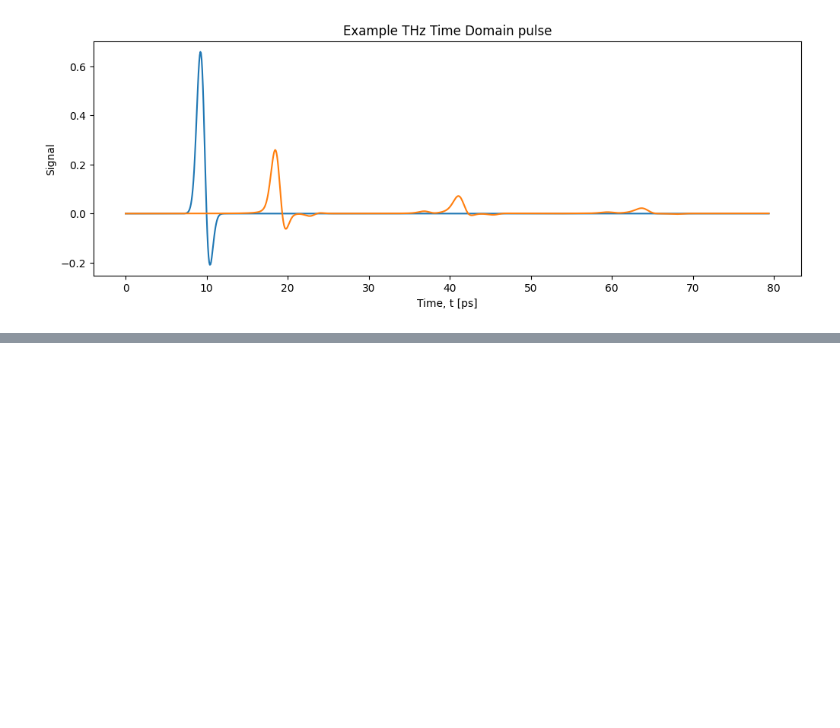
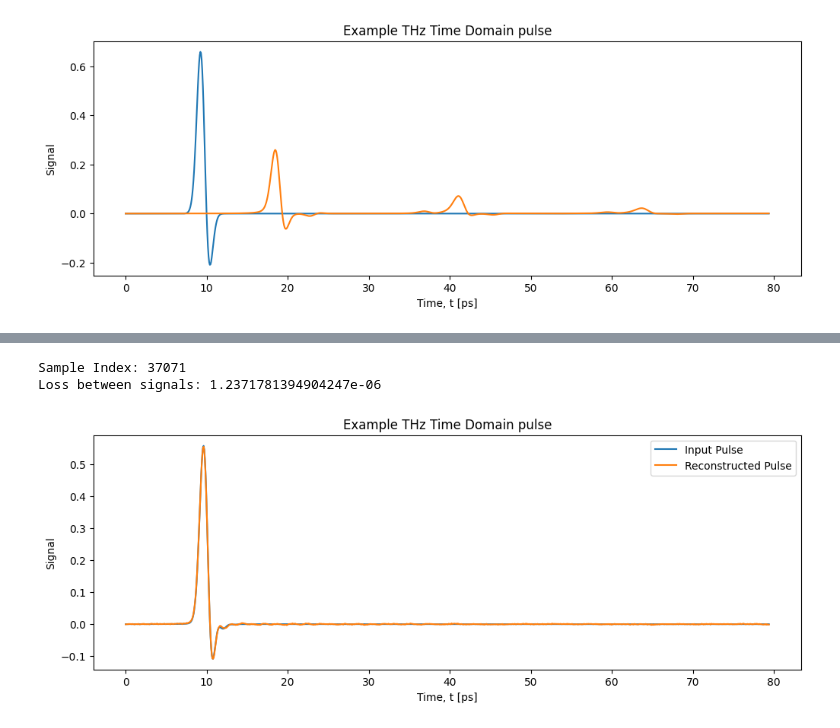
Before and after one commit to tls54/THz-TD-CNN, a Jupyter notebook: Encoder-approach.ipynb, the cells around one changed output, grey strips where cells are left out. Cells and saved outputs as stored; diff of their text form; code cells hidden in the pictures; blank space fills up the shorter version.

```diff
--- a/Encoder-approach.ipynb
+++ b/Encoder-approach.ipynb
@@ -68,0 +72,40 @@ Epoch 10: Loss = 0.0000
+# %%
+sample_index = np.random.randint(0, len(synthetic_data))
+
+print(f'Sample Index: {sample_index}')
+
+def test_model(index):
+    real_pulse = synthetic_data[index]
+    input_pulse = real_pulse.to(device)#.unsqueeze(0)
+
+    model.eval()
+    with torch.no_grad():
+        recon_pulse = model(input_pulse)
+
+    # Bring both to CPU and remove batch dim if added
+    recon_pulse_cpu = recon_pulse.squeeze(0).cpu()
+    real_pulse_cpu = real_pulse.cpu()
+
+
+    criterion = MSELoss()
+    loss = criterion(recon_pulse_cpu, real_pulse_cpu).item()
+    print(f'Loss between signals: {loss}')
+
+    # Convert to NumPy for plotting
+    recon_np = recon_pulse_cpu.numpy()
+    real_np = real_pulse_cpu.numpy()
+
+    plt.figure(figsize=(12,4))
+    plt.title('Example THz Time Domain pulse')
+    plt.plot(t_axis*1e12, real_np, label='Input Pulse')
+    plt.plot(t_axis*1e12, recon_np, label='Reconstructed Pulse')
+    plt.ylabel('Signal')
+    plt.xlabel('Time, t [ps]')
+    plt.legend()
+    plt.show()
+
+test_model(sample_index)
+# %% [output]
+Sample Index: 37071
+Loss between signals: 1.2371781394904247e-06
+[figure, added]
```
Also changed, not shown: parts of 4 cells of this notebook, 4 other files.
